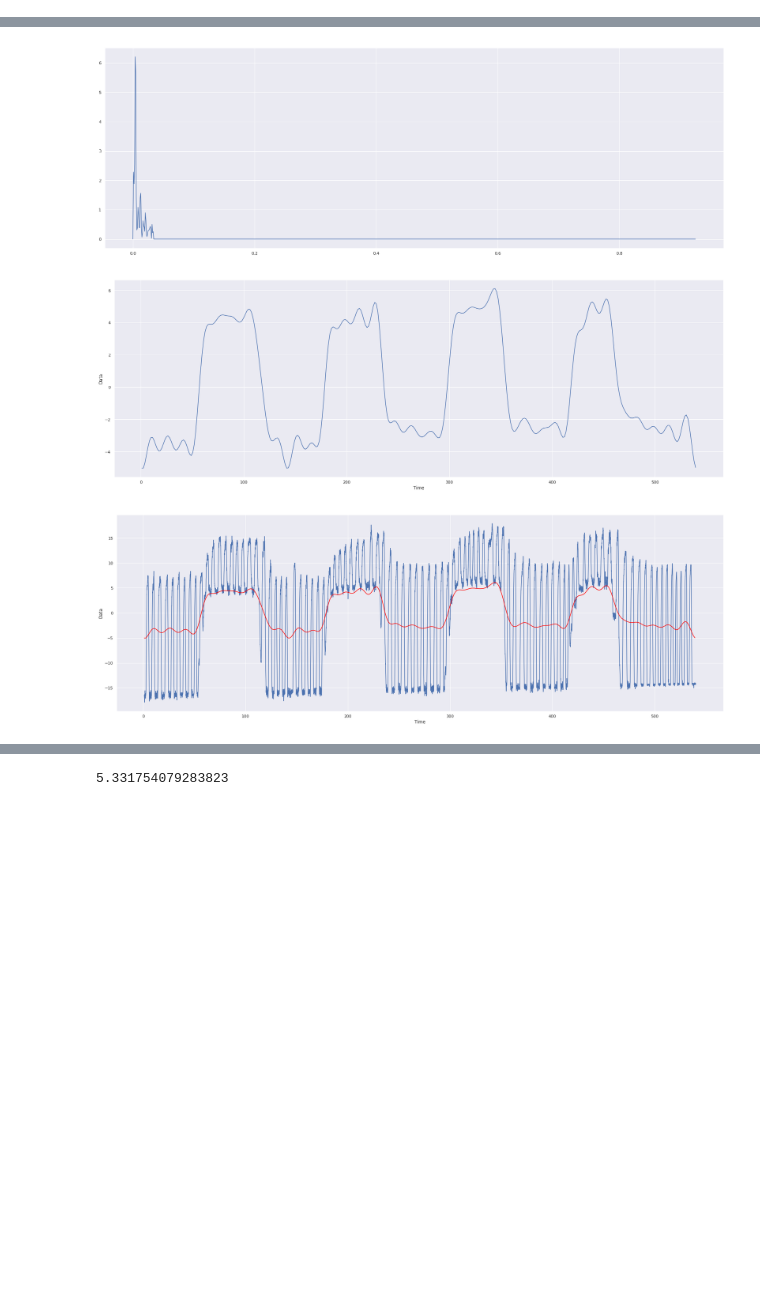
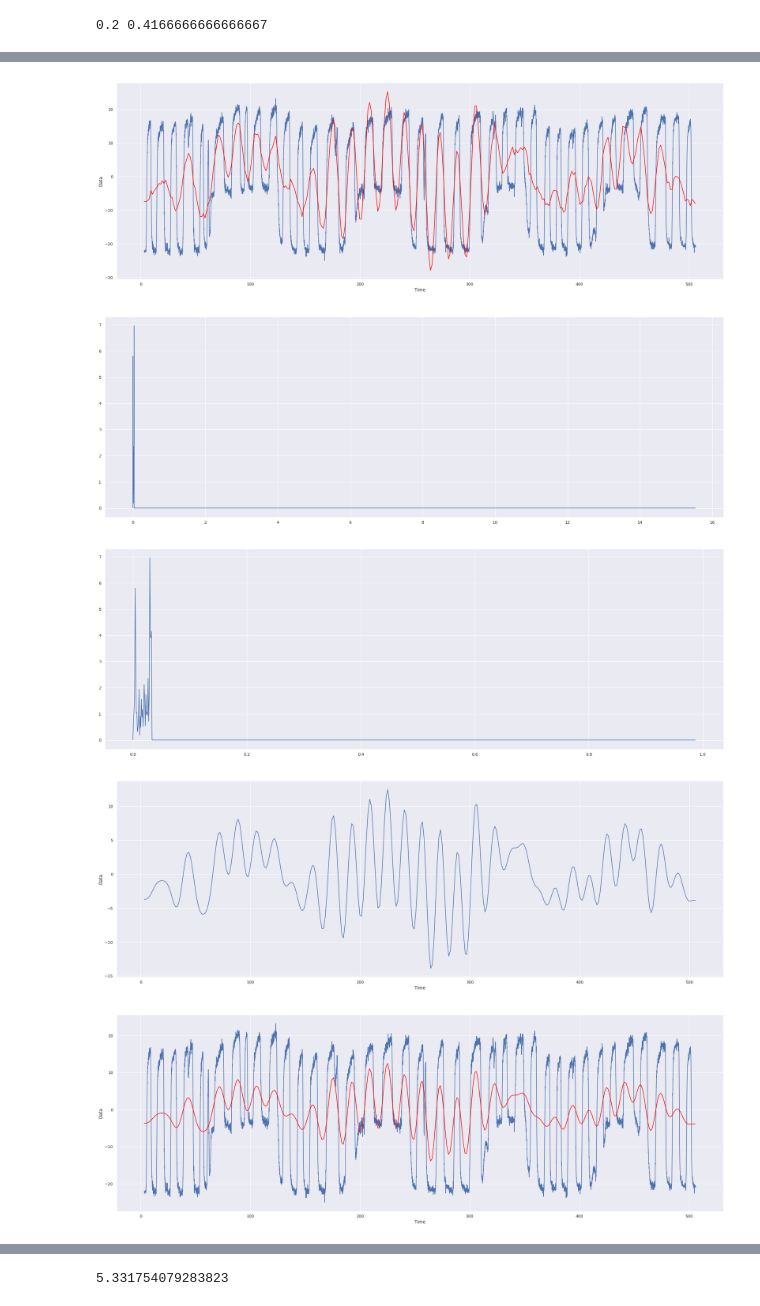
Before and after one commit to jacek257/Project-Chocolate, a Jupyter notebook: Jupyter/Presentation Graphs.ipynb, the cells around one changed output, grey strips where cells are left out. Cells and saved outputs as stored; diff of their text form; code cells hidden in the pictures; blank space fills up the shorter version.

```diff
--- a/Jupyter/Presentation Graphs.ipynb
+++ b/Jupyter/Presentation Graphs.ipynb
@@ -9,7 +9,7 @@ from scipy import signal as sg
 # %%
 sns.set(rc={'figure.figsize':(30,10)})
 # %%
-path = '/media/ke/8tb_part2/FSL_work/SH/SH_003_20190816_edits.txt'
+path = '/media/ke/8tb_part2/FSL_work/SH/SH_054_20171211_edits.txt'
 # %%
 endTidal = pd.read_csv(path, sep='\t|,', header=None, usecols=[0, 1, 2], index_col=False, engine='python')
 endTidal = endTidal.rename(columns={0 : 'Time',
@@ -91,6 +90,7 @@ def trim_edges(df):
 
     return df
 # %%
+# endTidal.Time = endTidal.Time / 60
 N = len(endTidal)
 spacing = endTidal.Time.max()/N
 freq = np.linspace(0, 1/(2*spacing), N)
@@ -112,14 +112,14 @@ for i, f in enumerate(freq):
     if f > 2/60:
         break
 
-#if f is between bounds, remove associated power
-# print(12/60, 25/60)
-# for i,f in enumerate(freq):
-# #     if f < 2/60:
-# #         final[i] = 0
-#     if (f >= (2/60) and f <= (25/60)):
+# if f is between bounds, remove associated power
+print(12/60, 25/60)
+for i,f in enumerate(freq):
+#     if f < 2/60:
 #         final[i] = 0
-#         final[-i] = 0
+    if (f >= (2/60) and f <= (25/60)):
+        final[i] = 0
+        final[-i] = 0
 
 # sns.lineplot(x=freq, y=(2/N * np.abs(final)))
 # plt.show()
@@ -127,19 +127,19 @@ for i, f in enumerate(freq):
 # sns.lineplot(x=freq[:1000], y=(2/N * np.abs(final))[:1000])
 # plt.show()
 
-# inverted = ifft(final).real
-# resample_ts = np.arange(endTidal.Time.min(), endTidal.Time.max(), 1.5)
-# resampler = interp.interp1d(endTidal.Time, inverted, fill_value="extrapolate")
+inverted = ifft(final).real
+resample_ts = np.arange(endTidal.Time.min(), endTidal.Time.max(), 1.5)
+resampler = interp.interp1d(endTidal.Time, inverted, fill_value="extrapolate")
 
-# df = pd.DataFrame({'Time' : resample_ts,
-#                    'Data' : resampler(resample_ts)})
+df = pd.DataFrame({'Time' : resample_ts,
+                   'Data' : resampler(resample_ts)})
 
-# df = trim_edges(df)
-# sns.lineplot(x='Time', y='Data', data=df)
-# plt.show()
-# sns.lineplot(x='Time', y='CO2', data=endTidal)
-# sns.lineplot(x='Time', y='Data', data=df, color='red')
-# plt.show()
+df = trim_edges(df)
+sns.lineplot(x='Time', y='Data', data=df)
+plt.show()
+sns.lineplot(x='Time', y='CO2', data=endTidal)
+sns.lineplot(x='Time', y='Data', data=df, color='red')
+plt.show()
 
 for i,f in enumerate(freq):
     if (f >= (2/60)):
@@ -169,0 +170 @@ plt.show()
+0.2 0.4166666666666667
@@ -171,6 +172,8 @@ plt.show()
-[figure, old version]
+[figure, new version]
-[figure, old version]
+[figure, new version]
-[figure, old version]
+[figure, new version]
+[figure, added]
+[figure, added]
 # %%
 
 #create a copy of the power_spectra
```
Also changed, not shown: parts of 12 cells of this notebook, 2 other files.
